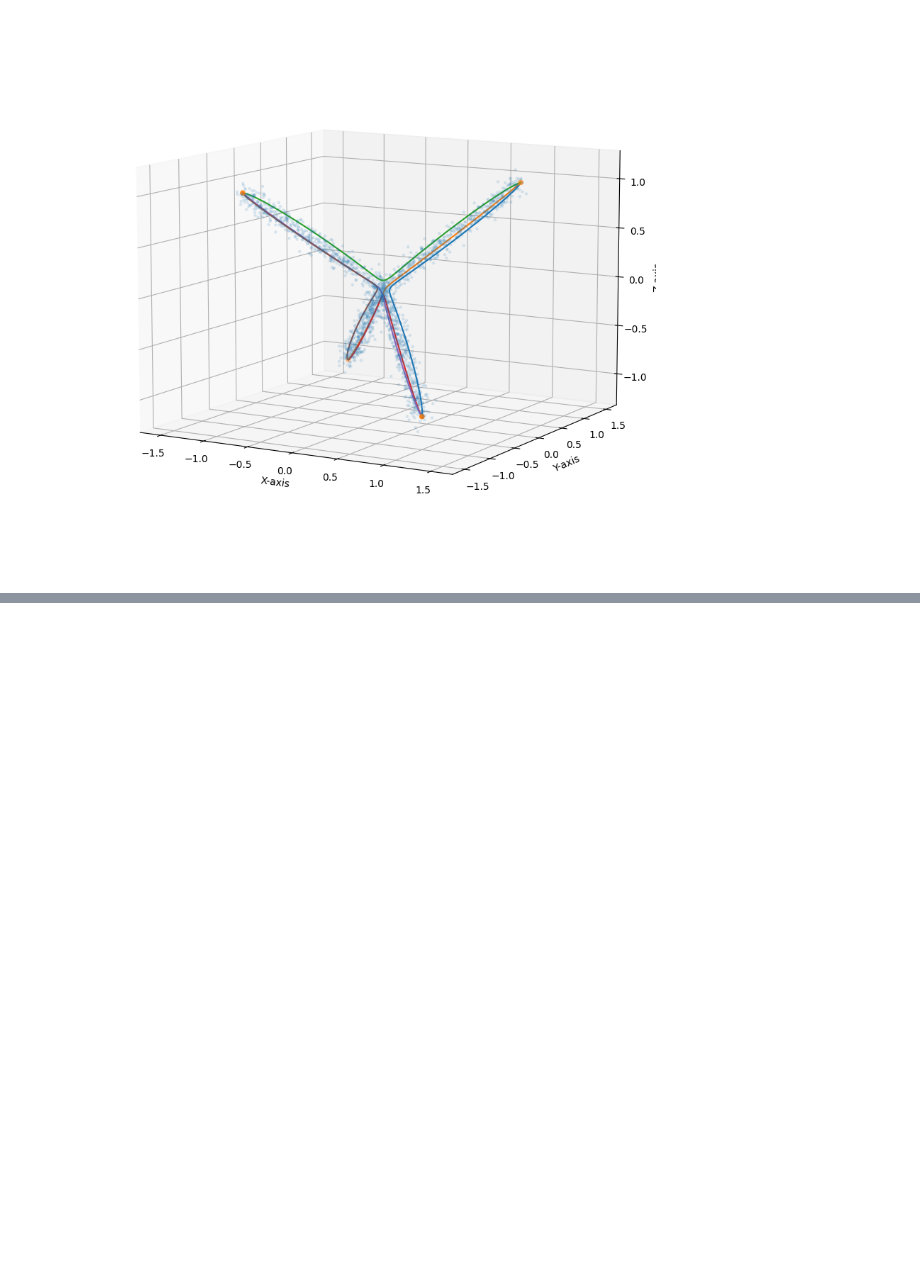
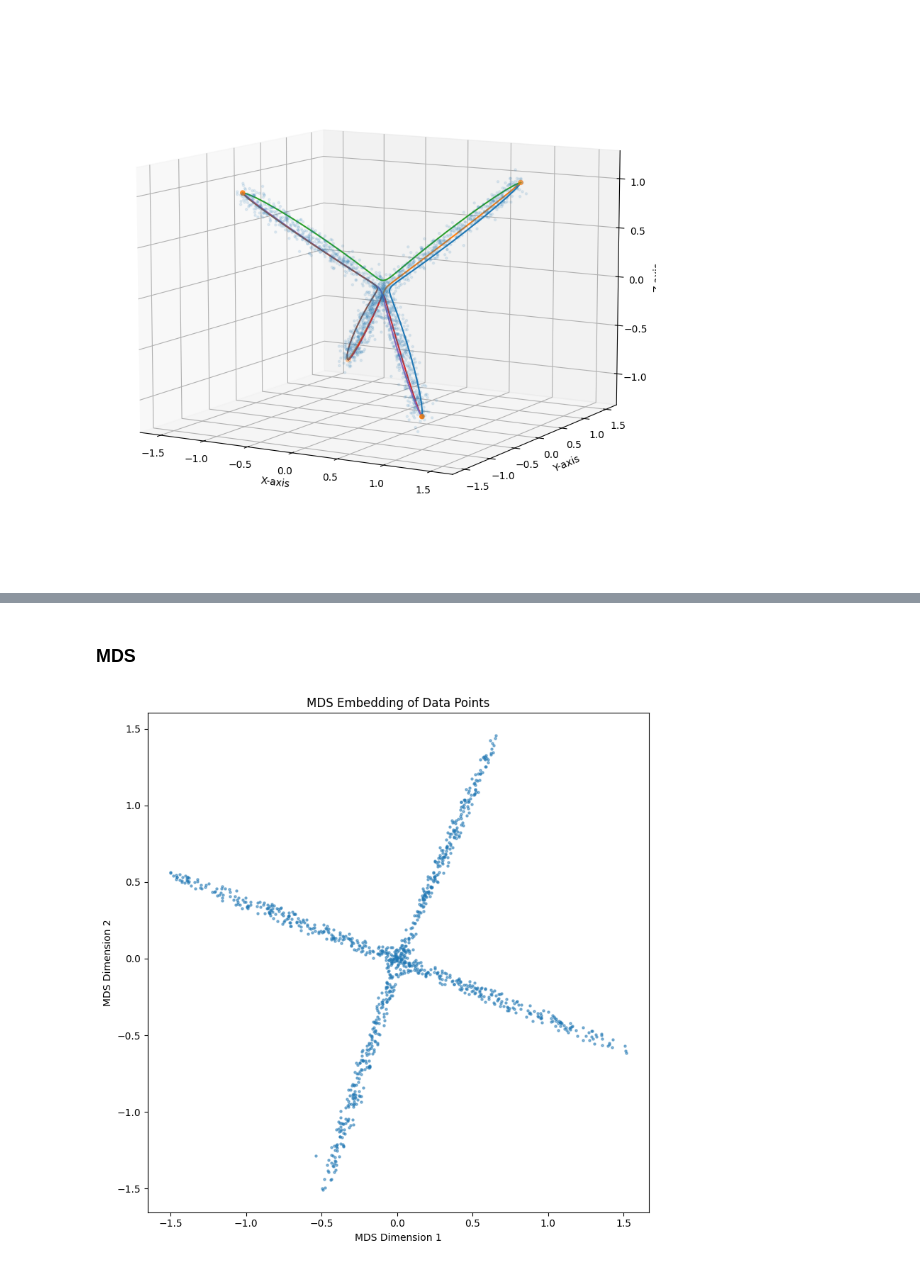
Before and after one commit to wdiepeveen/Riemannian-Archetypal-Analysis, a Jupyter notebook: tree_multi_ellipsoidal_star.ipynb, the cells around one changed output, grey strips where cells are left out. Drawn from its saved outputs; the diff is of its cells as text; code cells hidden in the pictures; blank space fills up the shorter version.

```diff
--- a/tree_multi_ellipsoidal_star.ipynb
+++ b/tree_multi_ellipsoidal_star.ipynb
@@ -112,0 +144,23 @@ plt.show()
+# %%
+pairwise_distances = torch.norm(all_points[:, None] - all_points[None], dim=-1)
+with torch.no_grad():
+    iso_pairwise_distances = iso_manifold.distance(all_points[None], all_points[None])[0]
+    # symmetricize iso_pairwise_distances
+    iso_pairwise_distances = (iso_pairwise_distances + iso_pairwise_distances.transpose(0, 1)) / 2
+# %% [markdown]
+### MDS ###
+# %%
+from sklearn.manifold import MDS
+# MDS embedding
+mds = MDS(n_components=2, dissimilarity='precomputed')
+mds_embedding = mds.fit_transform(pairwise_distances.numpy())
+
+plt.figure(figsize=(8, 8))
+plt.scatter(mds_embedding[:, 0], mds_embedding[:, 1], s=5, alpha=0.5)
+plt.xlabel("MDS Dimension 1")
+plt.ylabel("MDS Dimension 2")
+plt.title("MDS Embedding of Data Points")
+plt.tight_layout()
+plt.show()
+# %% [output]
+[figure, added]
```
Also changed, not shown: parts of 7 cells of this notebook, 5 other files.
